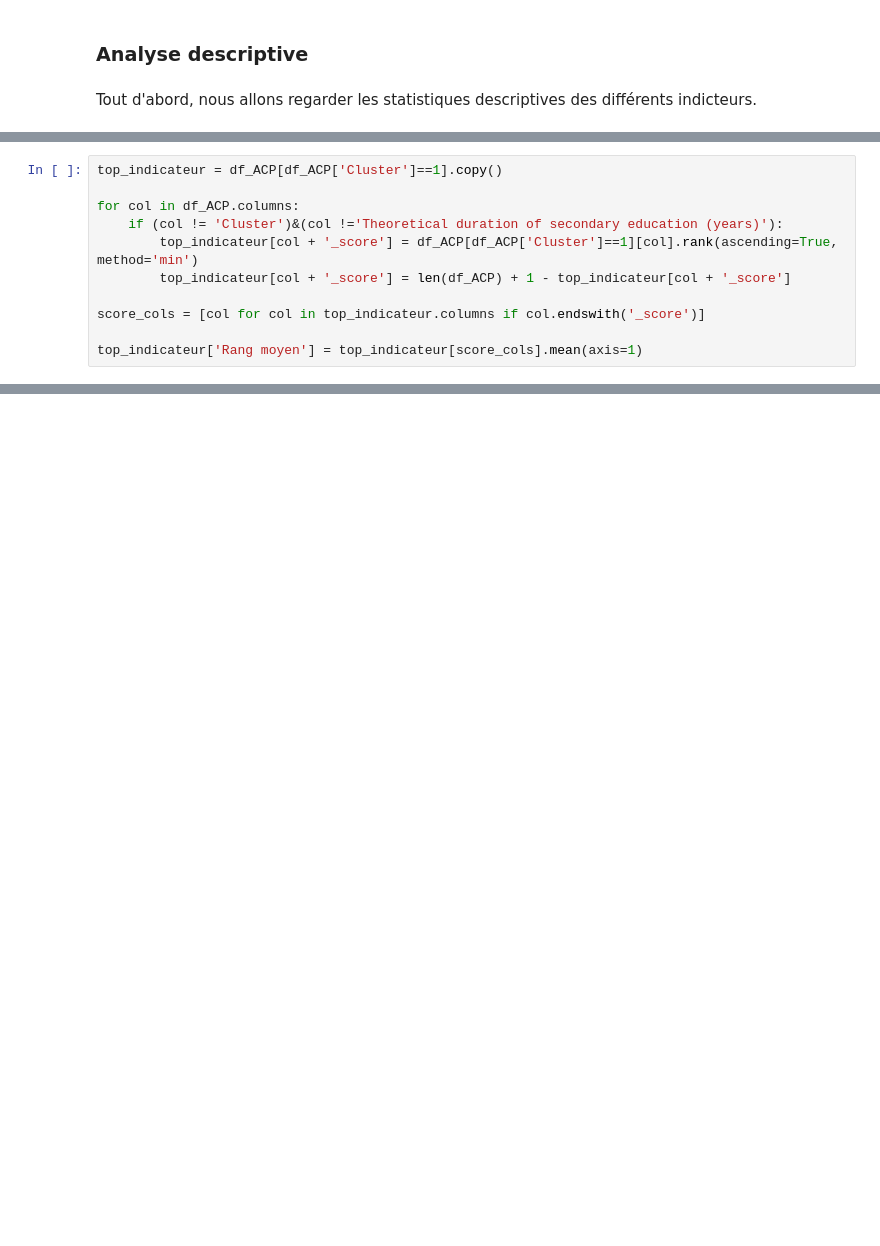
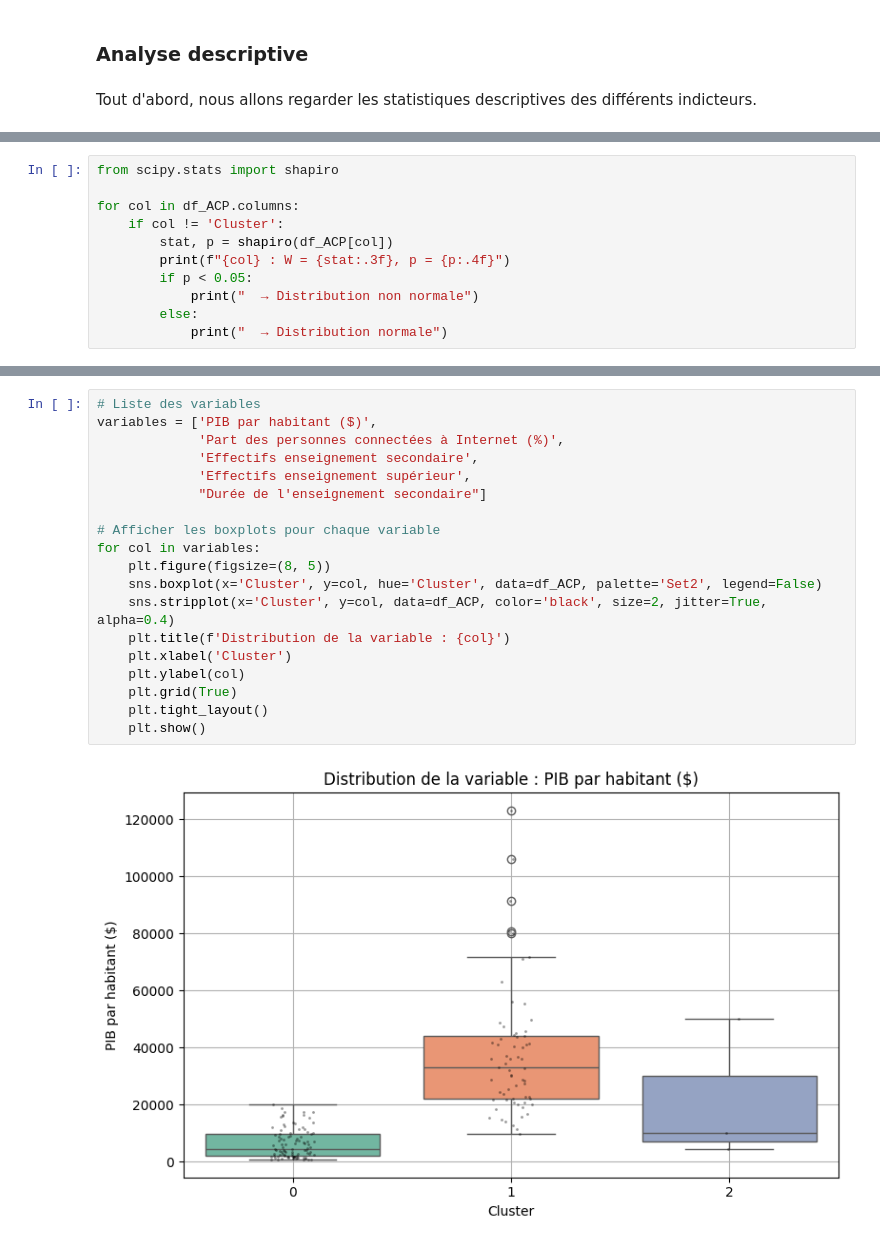
Before and after one commit to R0mNavarr0/Analysez-des-donnees-de-systemes-educatifs, a Jupyter notebook: EDA_academy.ipynb, the cells around one changed output, grey strips where cells are left out. Saved outputs shown, nothing was run; the diff lists cells and outputs as text; blank space fills up the shorter version.

```diff
--- a/EDA_academy.ipynb
+++ b/EDA_academy.ipynb
@@ -882,14 +927,3 @@ df_ACP.groupby('Cluster').mean().round(2)
 | 0 | 6427.74 | 17.55 | 1826815.92 | 529513.32 | ... |
 | 1 | 37645.09 | 64.74 | 1450376.68 | 843562.74 | ... |
 | 2 | 21445.44 | 38.86 | 70555758.11 | 24701565.67 | ... |
-# %%
-top_indicateur = df_ACP[df_ACP['Cluster']==1].copy()
-
-for col in df_ACP.columns:
-    if (col != 'Cluster')&(col !='Theoretical duration of secondary education (years)'):
-        top_indicateur[col + '_score'] = df_ACP[df_ACP['Cluster']==1][col].rank(ascending=True, method='min')
-        top_indicateur[col + '_score'] = len(df_ACP) + 1 - top_indicateur[col + '_score']
-
-score_cols = [col for col in top_indicateur.columns if col.endswith('_score')]
-
-top_indicateur['Rang moyen'] = top_indicateur[score_cols].mean(axis=1)
@@ -912,0 +932,11 @@ top_indicateur.sort_values('Rang moyen').round(2)
+# %%
+from scipy.stats import shapiro
+
+for col in df_ACP.columns:
+    if col != 'Cluster':
+        stat, p = shapiro(df_ACP[col])
+        print(f"{col} : W = {stat:.3f}, p = {p:.4f}")
+        if p < 0.05:
+            print("  → Distribution non normale")
+        else:
+            print("  → Distribution normale")
@@ -912,0 +1022,21 @@ top_indicateur.sort_values('Rang moyen').round(2)
+# %%
+# Liste des variables
+variables = ['PIB par habitant ($)',
+             'Part des personnes connectées à Internet (%)',
+             'Effectifs enseignement secondaire',
+             'Effectifs enseignement supérieur',
+             "Durée de l'enseignement secondaire"]
+
+# Afficher les boxplots pour chaque variable
+for col in variables:
+    plt.figure(figsize=(8, 5))
+    sns.boxplot(x='Cluster', y=col, hue='Cluster', data=df_ACP, palette='Set2', legend=False)
+    sns.stripplot(x='Cluster', y=col, data=df_ACP, color='black', size=2, jitter=True, alpha=0.4)
+    plt.title(f'Distribution de la variable : {col}')
+    plt.xlabel('Cluster')
+    plt.ylabel(col)
+    plt.grid(True)
+    plt.tight_layout()
+    plt.show()
+# %% [output]
+[figure, added]
```
Also changed, not shown: parts of 48 cells of this notebook.
